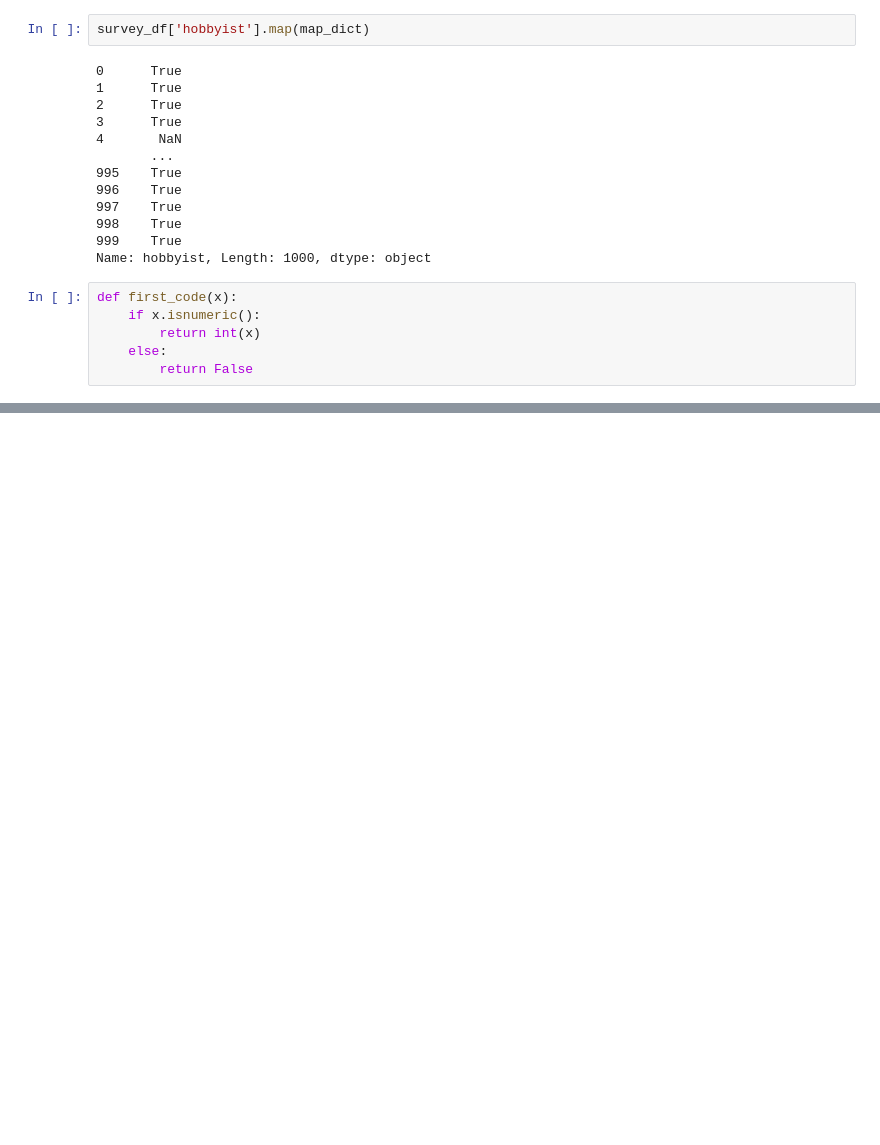
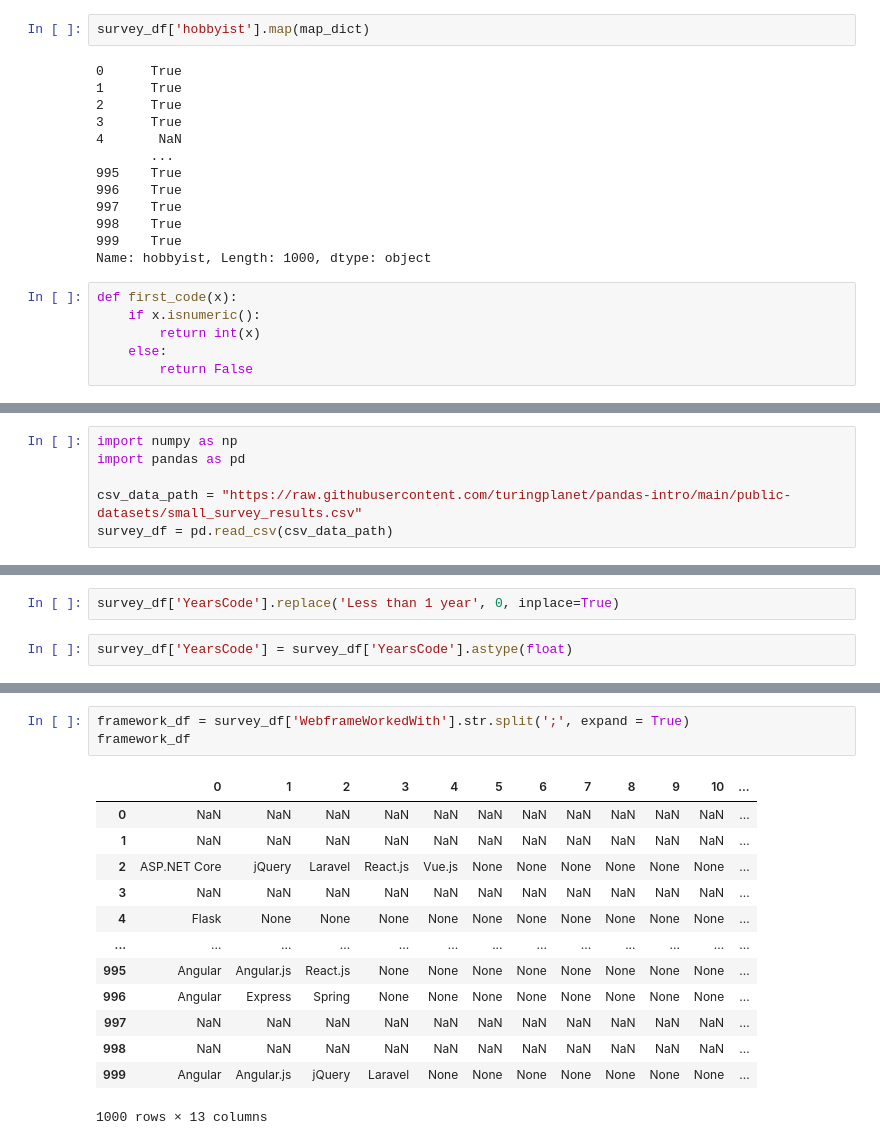
Before and after one commit to YJCheng1210/Matplotlib_Numpy_Pandas, a Jupyter notebook: Pandas_Lab2 - Data Analysis, Filtering, Groupby, Joining.ipynb, the cells around one changed output, grey strips where cells are left out. Cells and saved outputs as stored; diff of their text form; blank space fills up the shorter version.

```diff
--- a/Pandas_Lab2 - Data Analysis, Filtering, Groupby, Joining.ipynb
+++ b/Pandas_Lab2 - Data Analysis, Filtering, Groupby, Joining.ipynb
@@ -2026,0 +2025,6 @@ AttributeError: 'bool' object has no attribute 'isnumeric'
+# %%
+import numpy as np
+import pandas as pd
+
+csv_data_path = "https://raw.githubusercontent.com/turingplanet/pandas-intro/main/public-datasets/small_survey_results.csv"
+survey_df = pd.read_csv(csv_data_path)
@@ -2041,0 +2378,4 @@ Name: age1stcode, Length: 1000, dtype: bool
+# %%
+survey_df['YearsCode'].replace('Less than 1 year', 0, inplace=True)
+# %%
+survey_df['YearsCode'] = survey_df['YearsCode'].astype(float)
@@ -2041,0 +2407,17 @@ Name: age1stcode, Length: 1000, dtype: bool
+# %%
+framework_df = survey_df['WebframeWorkedWith'].str.split(';', expand = True)
+framework_df
+# %% [output]
+|  | 0 | 1 | 2 | 3 | 4 | 5 | 6 | 7 | 8 | 9 | 10 | ... |
+| 0 | NaN | NaN | NaN | NaN | NaN | NaN | NaN | NaN | NaN | NaN | NaN | ... |
+| 1 | NaN | NaN | NaN | NaN | NaN | NaN | NaN | NaN | NaN | NaN | NaN | ... |
+| 2 | ASP.NET Core | jQuery | Laravel | React.js | Vue.js | None | None | None | None | None | None | ... |
+| 3 | NaN | NaN | NaN | NaN | NaN | NaN | NaN | NaN | NaN | NaN | NaN | ... |
+| 4 | Flask | None | None | None | None | None | None | None | None | None | None | ... |
+| ... | ... | ... | ... | ... | ... | ... | ... | ... | ... | ... | ... | ... |
+| 995 | Angular | Angular.js | React.js | None | None | None | None | None | None | None | None | ... |
+| 996 | Angular | Express | Spring | None | None | None | None | None | None | None | None | ... |
+| 997 | NaN | NaN | NaN | NaN | NaN | NaN | NaN | NaN | NaN | NaN | NaN | ... |
+| 998 | NaN | NaN | NaN | NaN | NaN | NaN | NaN | NaN | NaN | NaN | NaN | ... |
+| 999 | Angular | Angular.js | jQuery | Laravel | None | None | None | None | None | None | None | ... |
+1000 rows × 13 columns
```
Also changed, not shown: parts of 61 cells of this notebook.
